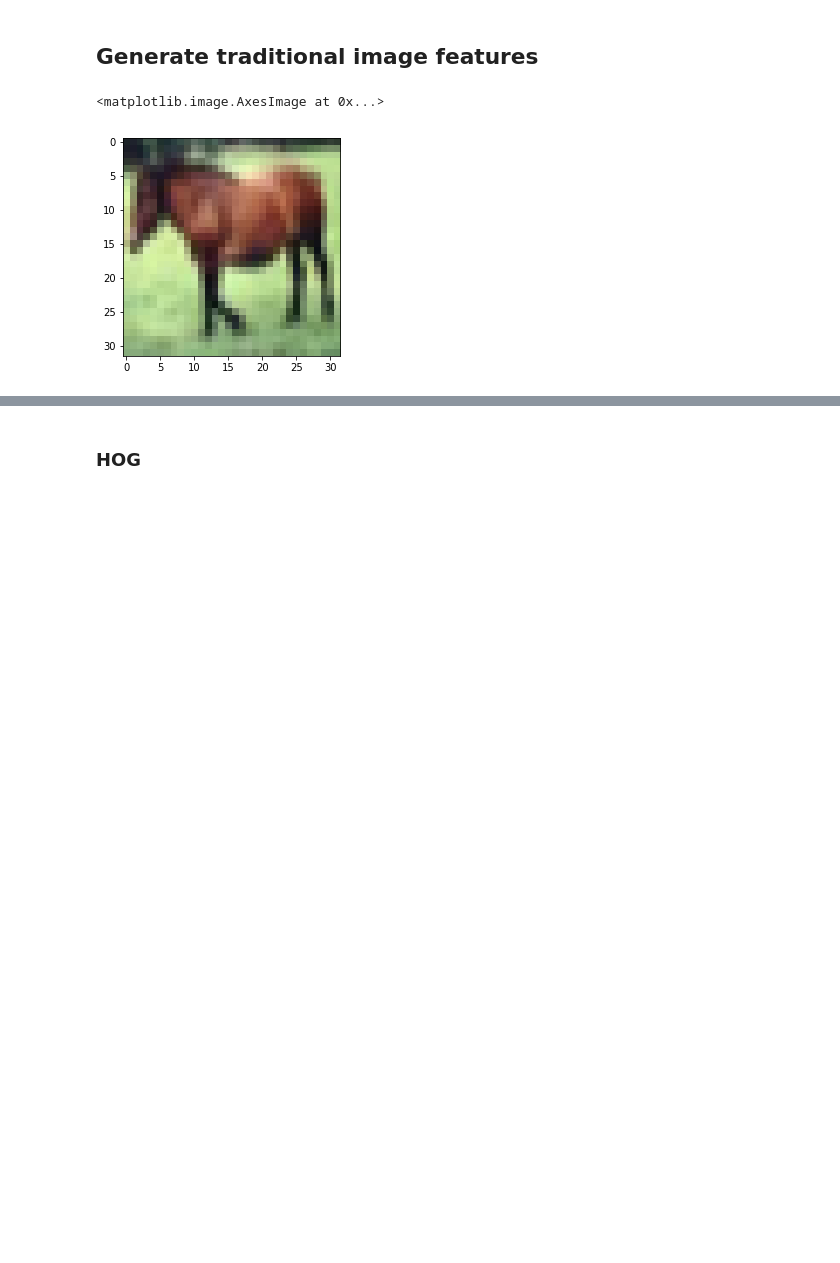
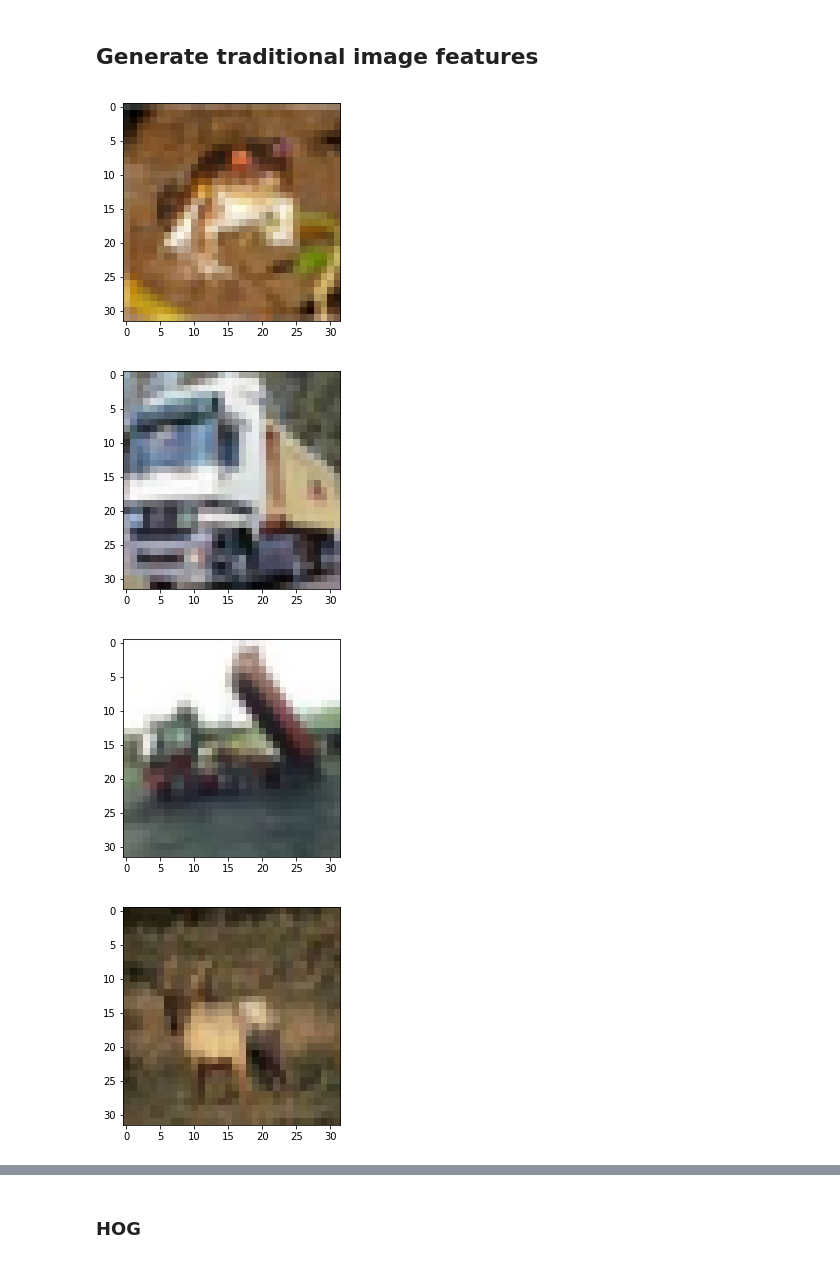
Before and after one commit to CaptainCandy/classification_cifar10, a Jupyter notebook: script.ipynb, the cells around one changed output, grey strips where cells are left out. Drawn from its saved outputs; the diff is of its cells as text; code cells hidden in the pictures; blank space fills up the shorter version.

```diff
--- a/script.ipynb
+++ b/script.ipynb
@@ -54,8 +61,12 @@ from skimage.feature import local_binary_pattern as LBP
 from skimage.feature import corner_harris as CH
 from skimage.color import rgb2gray
 import cv2
-# %%
-plt.imshow(dataset['train_X'][7])
-# %% [output]
-<matplotlib.image.AxesImage at 0x...>
-[figure, removed]
+# %%
+for i in range(10):
+    axes[i] = plt.imshow(dataset['train_X'][i])
+    plt.show()
+# %% [output]
+[figure, added]
+[figure, added]
+[figure, added]
+[figure, added]
```
Also changed, not shown: parts of 20 cells of this notebook.
